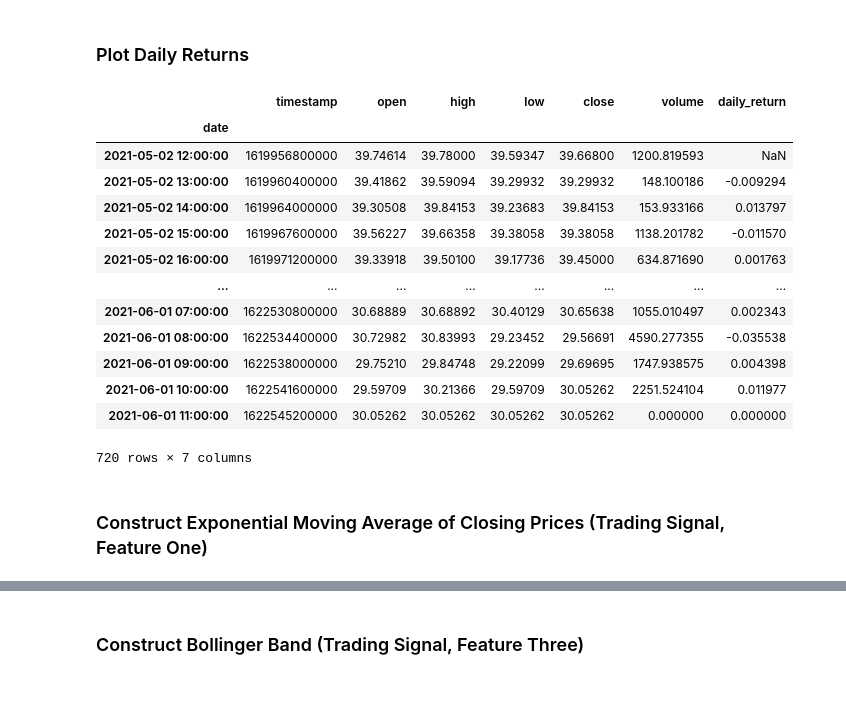
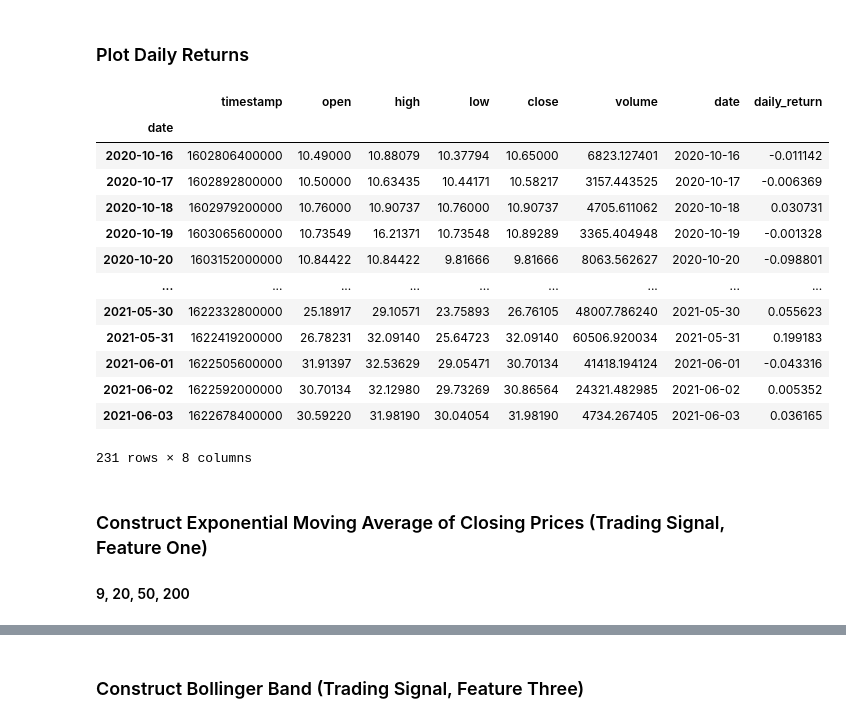
Before and after one commit to Hash3rown/monu-fintech-Project-2, a Jupyter notebook: sandbox/alex_macd_EMA_Bollinger.ipynb, the cells around one changed output, grey strips where cells are left out. Cells and saved outputs as stored; diff of their text form; code cells hidden in the pictures; blank space fills up the shorter version.

```diff
--- a/sandbox/alex_macd_EMA_Bollinger.ipynb
+++ b/sandbox/alex_macd_EMA_Bollinger.ipynb
@@ -120,6 +120,6 @@ pairs_df
 ### Fetch Historical Data for LINK/USDT
 # %%
 # Fetch daily candlestick bar data from `BTC/USD`
-historical_prices = exchange.fetch_ohlcv("LINK/USDT", "1h")
+historical_prices = exchange.fetch_ohlcv("LINK/USDT", "1d")
 historical_prices[2]
 # %% [output]
@@ -171,3 +161,0 @@ display(f"historical_prices_df shape: {historical_prices_df.shape}")
-# %%
-historical_prices_df = historical_prices_df.set_index('date')
-historical_prices_df
@@ -188,0 +162,8 @@ historical_prices_df
+# %%
+# historical_prices_df = historical_prices_df.set_index('date')
+historical_prices_df.set_index(pd.to_datetime(
+    historical_prices_df['date'],
+    infer_datetime_format=True),
+    inplace=True
+)
+historical_prices_df
@@ -190,24 +186,26 @@ historical_prices_df
 ### Plot Daily Returns
 # %%
 # Drop NAs and calculate daily percent return
-historical_prices_df['daily_return'] = historical_prices_df['close'].dropna().pct_change()
+historical_prices_df['daily_return'] = historical_prices_df['close'].pct_change()
+historical_prices_df = historical_prices_df.dropna()
 historical_prices_df
 # %% [output]
-|  | timestamp | open | high | low | close | volume | daily_return |
-| date |  |  |  |  |  |  |  |
-| 2021-05-02 12:00:00 | 1619956800000 | 39.74614 | 39.78000 | 39.59347 | 39.66800 | 1200.819593 | NaN |
-| 2021-05-02 13:00:00 | 1619960400000 | 39.41862 | 39.59094 | 39.29932 | 39.29932 | 148.100186 | -0.009294 |
-| 2021-05-02 14:00:00 | 1619964000000 | 39.30508 | 39.84153 | 39.23683 | 39.84153 | 153.933166 | 0.013797 |
-| 2021-05-02 15:00:00 | 1619967600000 | 39.56227 | 39.66358 | 39.38058 | 39.38058 | 1138.201782 | -0.011570 |
-| 2021-05-02 16:00:00 | 1619971200000 | 39.33918 | 39.50100 | 39.17736 | 39.45000 | 634.871690 | 0.001763 |
-| ... | ... | ... | ... | ... | ... | ... | ... |
-| 2021-06-01 07:00:00 | 1622530800000 | 30.68889 | 30.68892 | 30.40129 | 30.65638 | 1055.010497 | 0.002343 |
-| 2021-06-01 08:00:00 | 1622534400000 | 30.72982 | 30.83993 | 29.23452 | 29.56691 | 4590.277355 | -0.035538 |
-| 2021-06-01 09:00:00 | 1622538000000 | 29.75210 | 29.84748 | 29.22099 | 29.69695 | 1747.938575 | 0.004398 |
-| 2021-06-01 10:00:00 | 1622541600000 | 29.59709 | 30.21366 | 29.59709 | 30.05262 | 2251.524104 | 0.011977 |
-| 2021-06-01 11:00:00 | 1622545200000 | 30.05262 | 30.05262 | 30.05262 | 30.05262 | 0.000000 | 0.000000 |
+|  | timestamp | open | high | low | close | volume | date | daily_return |
+| date |  |  |  |  |  |  |  |  |
+| 2020-10-16 | 1602806400000 | 10.49000 | 10.88079 | 10.37794 | 10.65000 | 6823.127401 | 2020-10-16 | -0.011142 |
+| 2020-10-17 | 1602892800000 | 10.50000 | 10.63435 | 10.44171 | 10.58217 | 3157.443525 | 2020-10-17 | -0.006369 |
+| 2020-10-18 | 1602979200000 | 10.76000 | 10.90737 | 10.76000 | 10.90737 | 4705.611062 | 2020-10-18 | 0.030731 |
+| 2020-10-19 | 1603065600000 | 10.73549 | 16.21371 | 10.73548 | 10.89289 | 3365.404948 | 2020-10-19 | -0.001328 |
+| 2020-10-20 | 1603152000000 | 10.84422 | 10.84422 | 9.81666 | 9.81666 | 8063.562627 | 2020-10-20 | -0.098801 |
+| ... | ... | ... | ... | ... | ... | ... | ... | ... |
+| 2021-05-30 | 1622332800000 | 25.18917 | 29.10571 | 23.75893 | 26.76105 | 48007.786240 | 2021-05-30 | 0.055623 |
+| 2021-05-31 | 1622419200000 | 26.78231 | 32.09140 | 25.64723 | 32.09140 | 60506.920034 | 2021-05-31 | 0.199183 |
+| 2021-06-01 | 1622505600000 | 31.91397 | 32.53629 | 29.05471 | 30.70134 | 41418.194124 | 2021-06-01 | -0.043316 |
+| 2021-06-02 | 1622592000000 | 30.70134 | 32.12980 | 29.73269 | 30.86564 | 24321.482985 | 2021-06-02 | 0.005352 |
+| 2021-06-03 | 1622678400000 | 30.59220 | 31.98190 | 30.04054 | 31.98190 | 4734.267405 | 2021-06-03 | 0.036165 |
-720 rows × 7 columns
+231 rows × 8 columns
 # %% [markdown]
 ### Construct Exponential Moving Average of Closing Prices (Trading Signal, Feature One)
+#### 9, 20, 50, 200
 # %%
 # Set short and long windows
```
Also changed, not shown: parts of 35 cells of this notebook.
